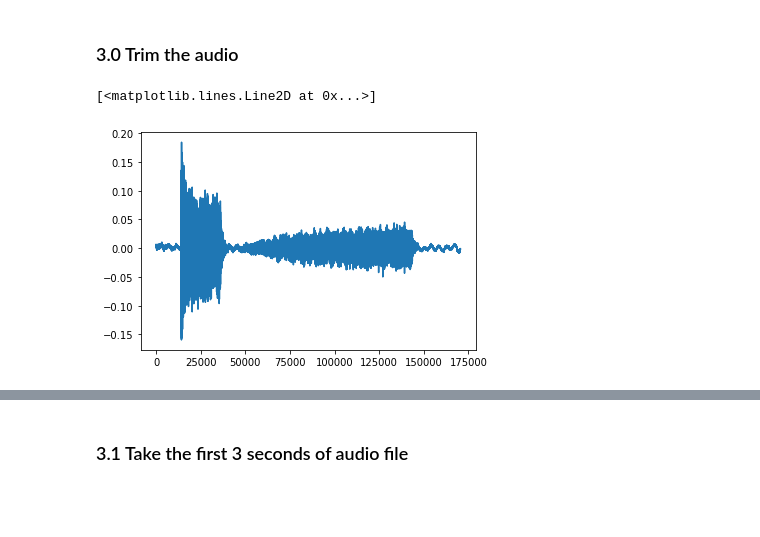
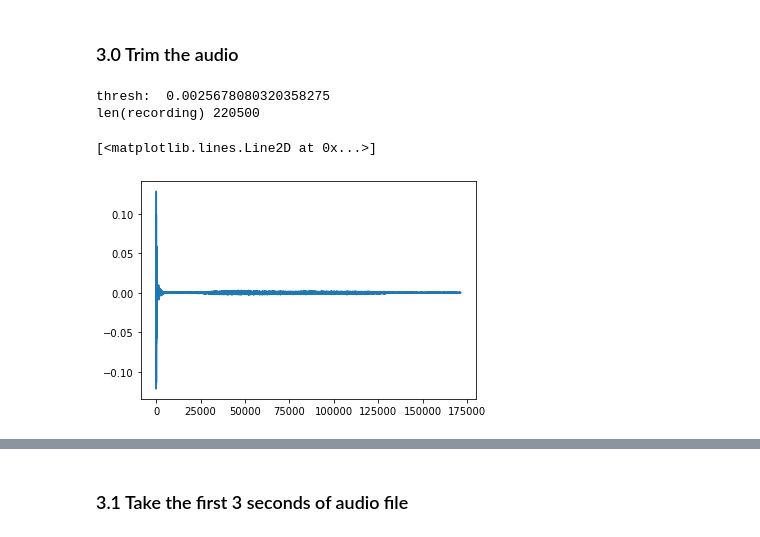
Before and after one commit to JingbiaoMei/Cambridge-Blue-Noise, a Jupyter notebook: Record.ipynb, the cells around one changed output, grey strips where cells are left out. Cells and saved outputs as stored; diff of their text form; code cells hidden in the pictures; blank space fills up the shorter version.

Commit message:
impulse response ok

```diff
--- a/Record.ipynb
+++ b/Record.ipynb
@@ -37,3 +39,11 @@ $$
+# %%
+fs = 44100  # Sample rate
+seconds = 3  # Duration of sample .wav
+L = 1000 #channel response length
+N = 1000 #block length (of OFDM?)
+W = 1000000 #bandwidth (of OFDM?)
+
+thresh_divider=40 #for triming the received audio
 # %% [markdown]
 ### 1. Generate a burst white noise
 # %%
@@ -78,8 +92,14 @@ plt.plot(recording)
+# %%
+### Automatically trim the audio
+thresh=recording.max()/thresh_divider
+print('thresh: ',thresh)
+print('len(recording)',len(recording))
+# %% [output]
+thresh:  0.0025678080320358275
+len(recording) 220500
 # %%
-### Manually trim the audio:
-trim = np.arange(0,50000)
-receive = np.delete(recording, trim)
+receive = np.delete(recording, np.arange(0, np.argmax(recording > thresh)))
 plt.plot(receive)
 # %% [output]
 [<matplotlib.lines.Line2D at 0x...>]
-[figure, old version]
+[figure, new version]
```
Also changed, not shown: parts of 26 cells of this notebook.
